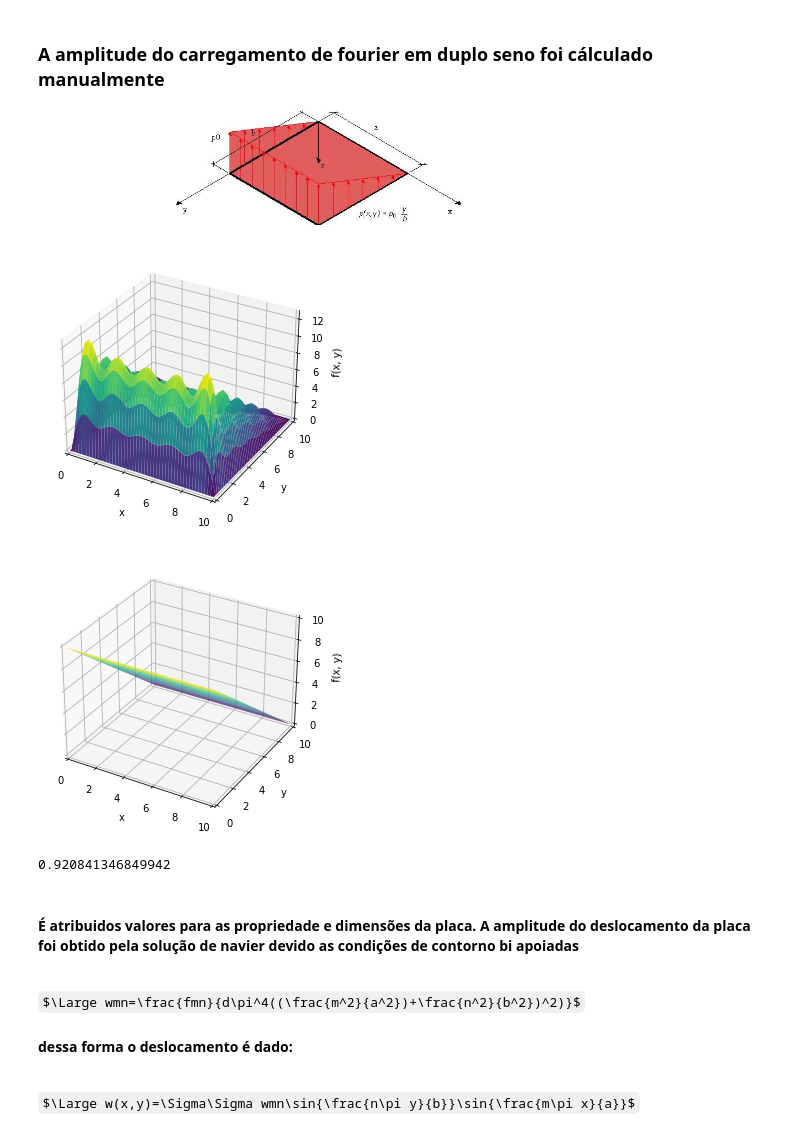
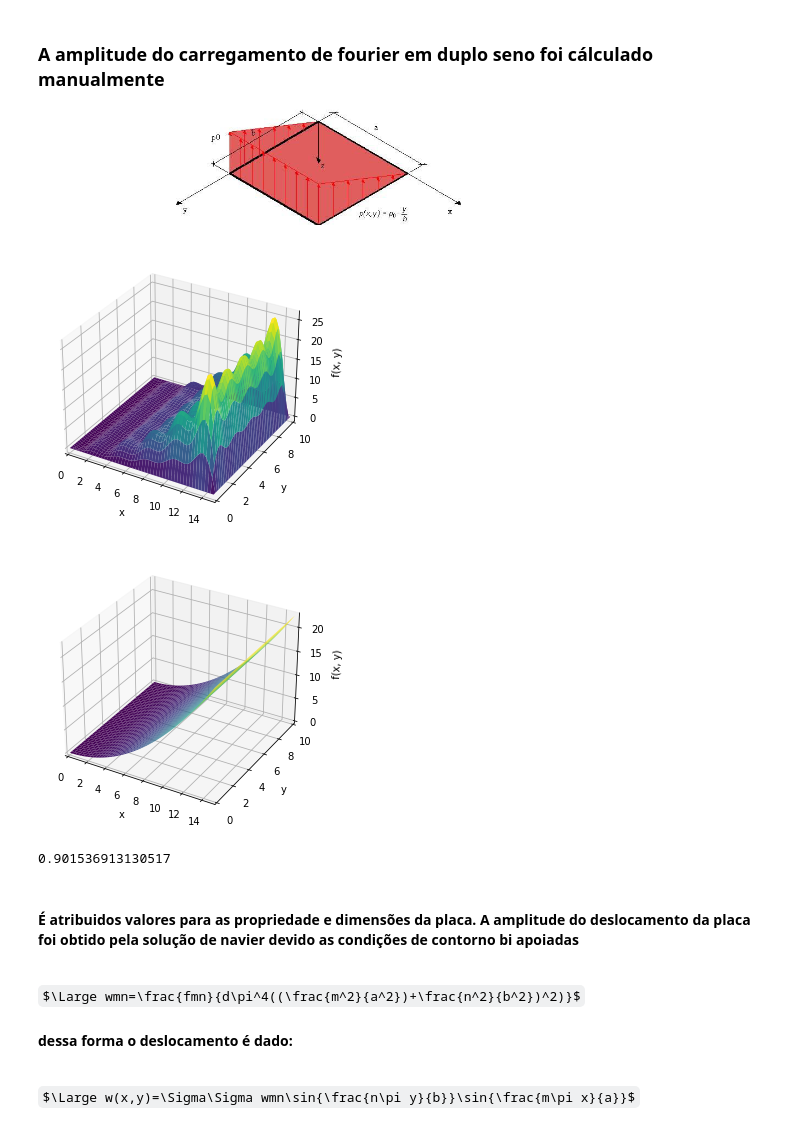
Before and after one commit to jonasyama/Jupyter-notebook, a Jupyter notebook: lista3triangulo.ipynb, the cells around one changed output. Saved outputs shown, nothing was run; the diff lists cells and outputs as text; code cells hidden in the pictures; some formulas as TeX source.

```diff
--- a/lista3triangulo.ipynb
+++ b/lista3triangulo.ipynb
@@ -8,7 +9,7 @@ import fourierdouble as fd
 # %% [markdown]
 ### É definido as variaveis de modo simbólico
 # %%
-x,y,a,b,p,wm,v,d,E,h=smp.symbols('x y a b p wm v d E h')
+x,y,a,b,p,wm,v,d,E,h,t=smp.symbols('x y a b p wm v d E h t')
 m,n,i,j=smp.symbols('m n i j', int=True)
 # %% [markdown]
 ### A amplitude do carregamento de fourier em duplo seno foi cálculado manualmente
@@ -18,10 +19,10 @@ k=fd.sfourier_value(10-10*y/10 ,15,10,10,10)
 fmn=k[0]
 # %%
-fourier=fd.sfourier_doublesin(10-10*y/10 ,15,10,10,10)
+fourier=fd.sfourier_doublesin(10*x**2/10**2  ,15,10,10,10)
 # %% [output]
-[figure, old version]
+[figure, new version]
-[figure, old version]
+[figure, new version]
-0.920841346849942
+0.901536913130517
 # %% [markdown]
 #### É atribuidos valores para as propriedade e dimensões da placa. A amplitude do deslocamento da placa foi obtido pela solução de navier devido as condições de contorno bi apoiadas
 <br>
```
Also changed, not shown: parts of 36 cells of this notebook, 16 other files.
